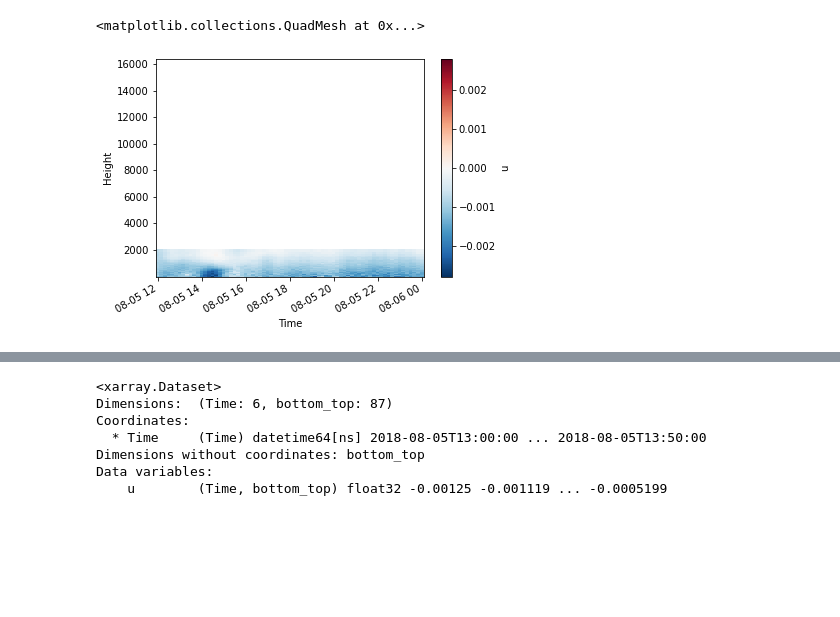
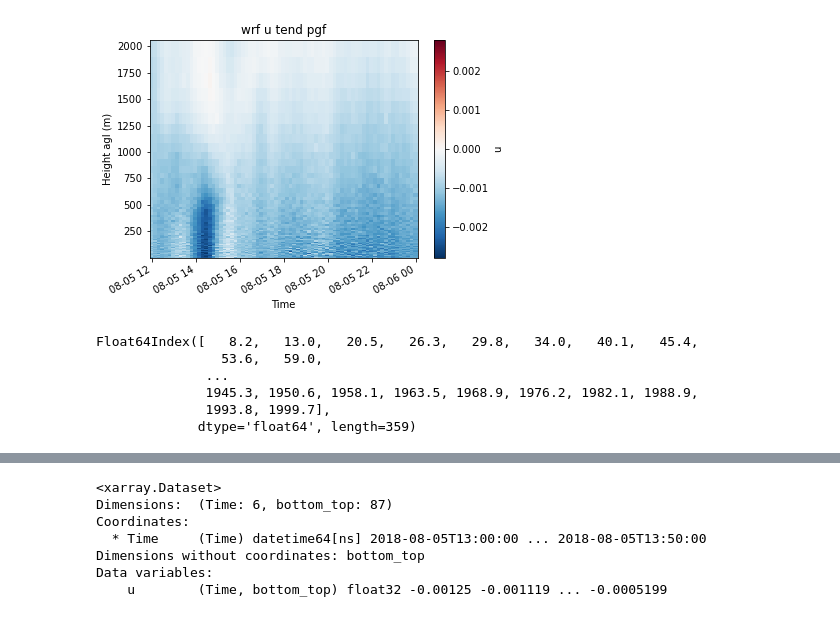
Before and after one commit to joejoeyjoseph/mmc-pnnl-j3, a Jupyter notebook: sgp/eagle/02b_auxout_lasso_lsforcing_comparison.ipynb, the cells around one changed output, grey strips where cells are left out. Cells and saved outputs as stored; diff of their text form; code cells hidden in the pictures; blank space fills up the shorter version.

Commit message:
add draft lasso heatmap

```diff
--- a/sgp/eagle/02b_auxout_lasso_lsforcing_comparison.ipynb
+++ b/sgp/eagle/02b_auxout_lasso_lsforcing_comparison.ipynb
@@ -125,5 +92,11 @@ ds_below2km = ds_all.where(ds_all['Height'] < 2000)
-# %%
-ds_below2km.u.plot(x='Time', y='Height')
-# %% [output]
-<matplotlib.collections.QuadMesh at 0x...>
-[figure, removed]
+# %%
+ds_below2km = ds_all.where(ds_all['Height'] < 2000, drop=True)
+
+ds_below2km.u.plot(x='Time', y='Height')
+
+plt.ylabel('Height agl (m)')
+plt.title('wrf u tend pgf')
+
+plt.show()
+# %% [output]
+[figure, added]
@@ -129,0 +146,9 @@ ds_below2km.u.plot(x='Time', y='Height')
+# %%
+lasso_plot_df.columns
+# %% [output]
+Float64Index([   8.2,   13.0,   20.5,   26.3,   29.8,   34.0,   40.1,   45.4,
+                53.6,   59.0,
+              ...
+              1945.3, 1950.6, 1958.1, 1963.5, 1968.9, 1976.2, 1982.1, 1988.9,
+              1993.8, 1999.7],
+             dtype='float64', length=359)
```
Also changed, not shown: parts of 17 cells of this notebook.
